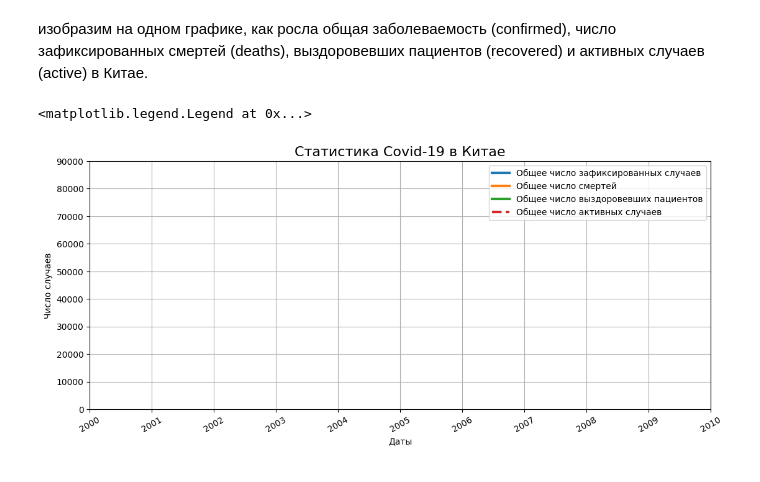
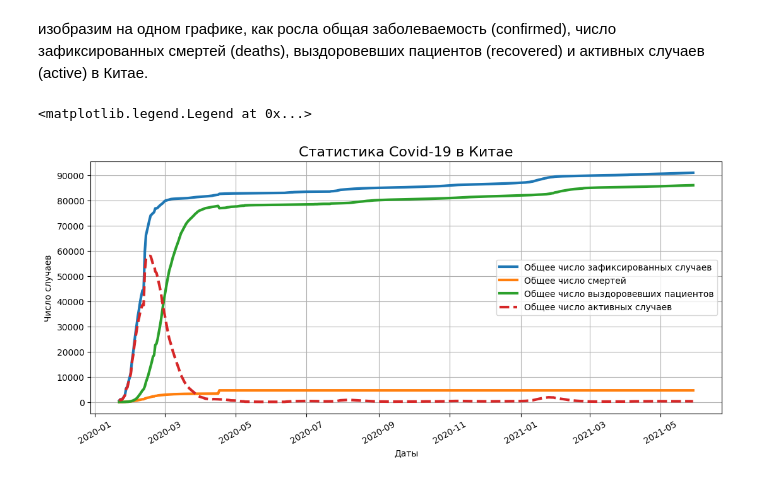
Before and after one commit to UdTatyana/SF-Data-Science, a Jupyter notebook: Skillfactory/PY_13 Визуализация/Theory_13.ipynb, the cells around one changed output. Cells and saved outputs as stored; diff of their text form; code cells hidden in the pictures.

```diff
--- a/Skillfactory/PY_13 Визуализация/Theory_13.ipynb
+++ b/Skillfactory/PY_13 Визуализация/Theory_13.ipynb
@@ -322,24 +322,27 @@ axes.pie(
 # %% [markdown]
 изобразим на одном графике, как росла общая заболеваемость (confirmed), число зафиксированных смертей (deaths), выздоровевших пациентов (recovered) и активных случаев (active) в Китае.
 # %%
-china_data = covid_df[covid_df['country'] == 'Cina'] # фильтр - данные по Китаю
+china_data = covid_df[covid_df['country'] == 'China'].sort_values(by='date')
+# фильтр - берем только Китай, сортируем по дате
 china_grouped = china_data.groupby(['date'])[['confirmed', 'active', 'deaths', 'recovered']].sum()
-# групп-ка по датам, сумма нужных значений
-# визуализация:
-fig = plt.figure(figsize=(10,4))
-axes = fig.add_axes([0,0,1,1])
+
+#визуализация графиков
+fig = plt.figure(figsize=(10, 4))
+axes = fig.add_axes([0, 0, 1, 1])
 axes.plot(china_grouped['confirmed'], label='Общее число зафиксированных случаев', lw=3)
 axes.plot(china_grouped['deaths'], label='Общее число смертей', lw=3)
 axes.plot(china_grouped['recovered'], label='Общее число выздоровевших пациентов', lw=3)
 axes.plot(china_grouped['active'], label='Общее число активных случаев', lw=3, linestyle='dashed')
-# параметры отображения:
-axes.set_title('Статистика Covid-19 в Китае', fontsize=16) # назв. графика, р-р шрифта
-axes.set_xlabel('Даты') # подпись по оси х
-axes.set_ylabel('Число случаев') # подпись по оси у
-axes.set_yticks(range(0, 100000, 10000)) # частота по оси у 10000
-axes.xaxis.set_tick_params(rotation=30) # поворот меток на х на 30 град
-axes.grid() # сетка
-axes.legend() # легенда
+
+#установка параметров отображения
+axes.set_title('Статистика Covid-19 в Китае', fontsize=16)
+axes.set_xlabel('Даты')
+axes.set_ylabel('Число случаев')
+axes.set_yticks(range(0, 100000, 10000))
+axes.xaxis.set_tick_params(rotation=30)
+axes.grid()
+axes.legend()
+# изломы на зеленом и оранжевом графиках - аномалии, нужно уточнять данные
 # %% [output]
 <matplotlib.legend.Legend at 0x...>
-[figure, old version]
+[figure, new version]
```
